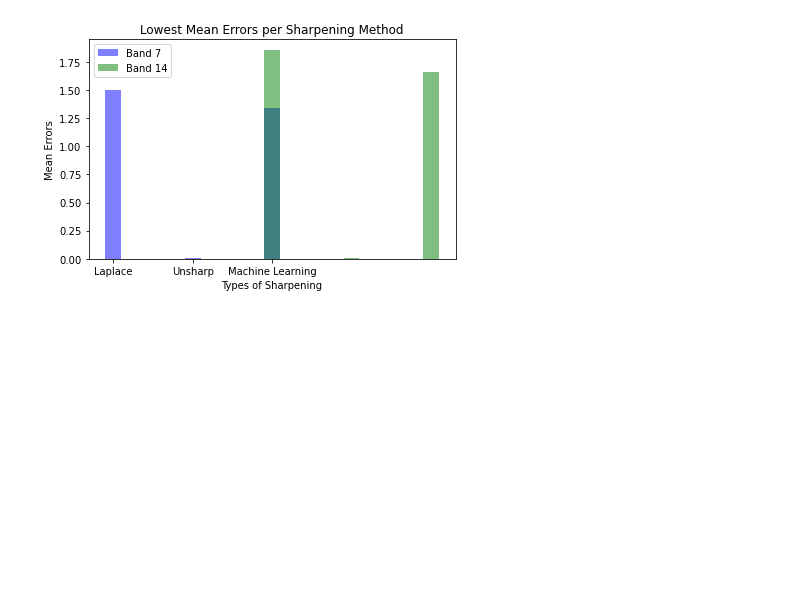
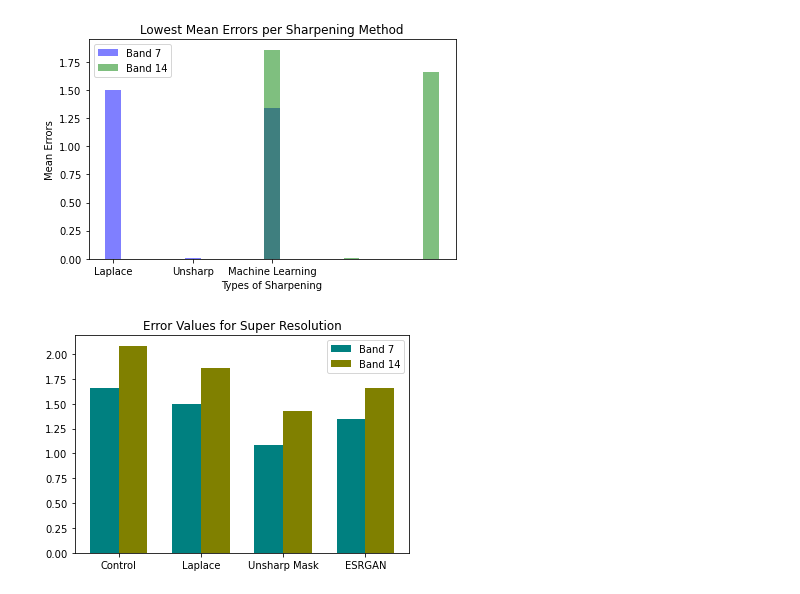
Before and after one commit to ccny-glasslab/Fires, a Jupyter notebook: AlBarGraph.ipynb, the cells around one changed output. Drawn from its saved outputs; the diff is of its cells as text; code cells hidden in the pictures; blank space fills up the shorter version.

Commit message:
completed bar graph

```diff
--- a/AlBarGraph.ipynb
+++ b/AlBarGraph.ipynb
@@ -49,3 +49,27 @@ plt.tight_layout()
 plt.show()
 # %% [output]
 [figure]
+# %%
+import numpy as np
+import matplotlib.pyplot as plt
+
+N = 4
+ind = np.arange(N)
+fig, ax = plt.subplots()
+width = 0.35
+
+b07Means = (1.654863, 1.496526,1.08069, 1.342072)
+p1 = ax.bar(ind, b07Means, width, bottom=0, color='teal')
+b14Means = (2.084102, 1.856303, 1.42902, 1.657210)
+p2 = ax.bar(ind + width, b14Means, width, bottom=0, color='olive')
+
+ax.set_title('Error Values for Super Resolution')
+ax.set_xticks(ind + width / 2)
+ax.set_xticklabels(('Control', 'Laplace', 'Unsharp Mask', 'ESRGAN'))
+
+ax.legend((p1[0], p2[0]), ('Band 7', 'Band 14'))
+ax.autoscale_view()
+
+plt.show()
+# %% [output]
+[figure, added]
```
